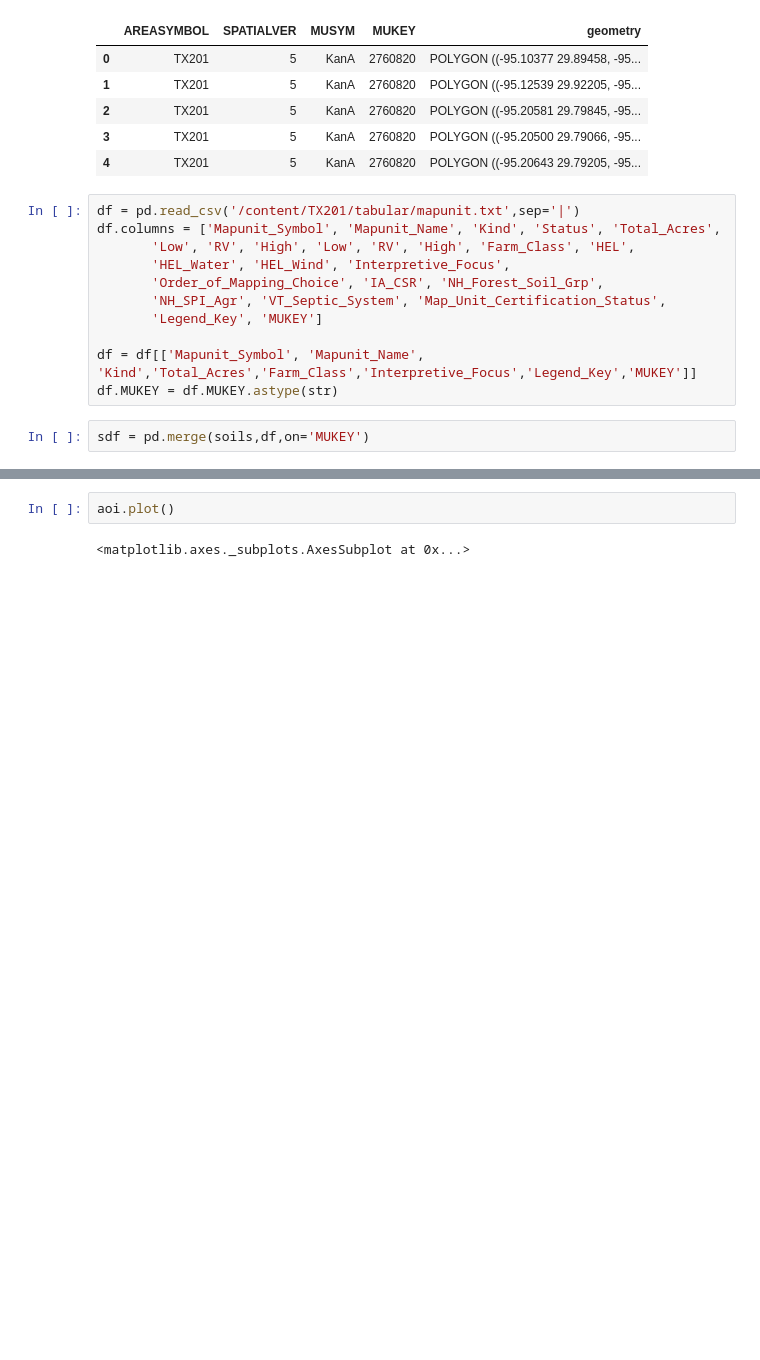
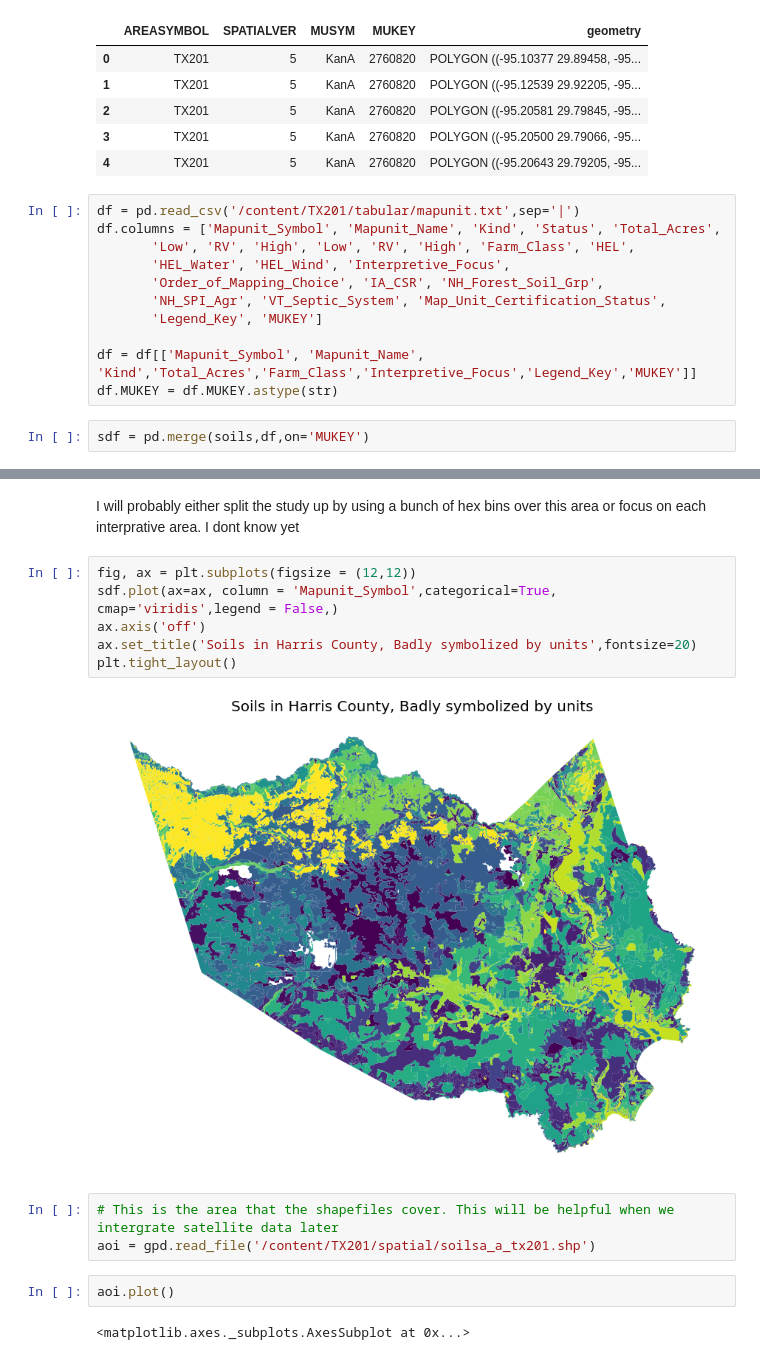
Before and after one commit to noahkarsky/spatial-shrooms, a Jupyter notebook: Getting_Harris_County_Soil_Data.ipynb, the cells around one changed output, grey strips where cells are left out. Cells and saved outputs as stored; diff of their text form; blank space fills up the shorter version.

```diff
--- a/Getting_Harris_County_Soil_Data.ipynb
+++ b/Getting_Harris_County_Soil_Data.ipynb
@@ -90,3 +110,16 @@ aoi = gpd.read_file('/content/TX201/spatial/soilsa_a_tx201.shp')
+# %% [markdown]
+I will probably either split the study up by using a bunch of hex bins over this area or focus on each interprative area. I dont know yet
+# %%
+fig, ax = plt.subplots(figsize = (12,12))
+sdf.plot(ax=ax, column = 'Mapunit_Symbol',categorical=True, cmap='viridis',legend = False,)
+ax.axis('off')
+ax.set_title('Soils in Harris County, Badly symbolized by units',fontsize=20)
+plt.tight_layout()
+# %% [output]
+[figure, added]
+# %%
+# This is the area that the shapefiles cover. This will be helpful when we intergrate satellite data later
+aoi = gpd.read_file('/content/TX201/spatial/soilsa_a_tx201.shp')
 # %%
 aoi.plot()
 # %% [output]
```
Also changed, not shown: parts of 7 cells of this notebook.
